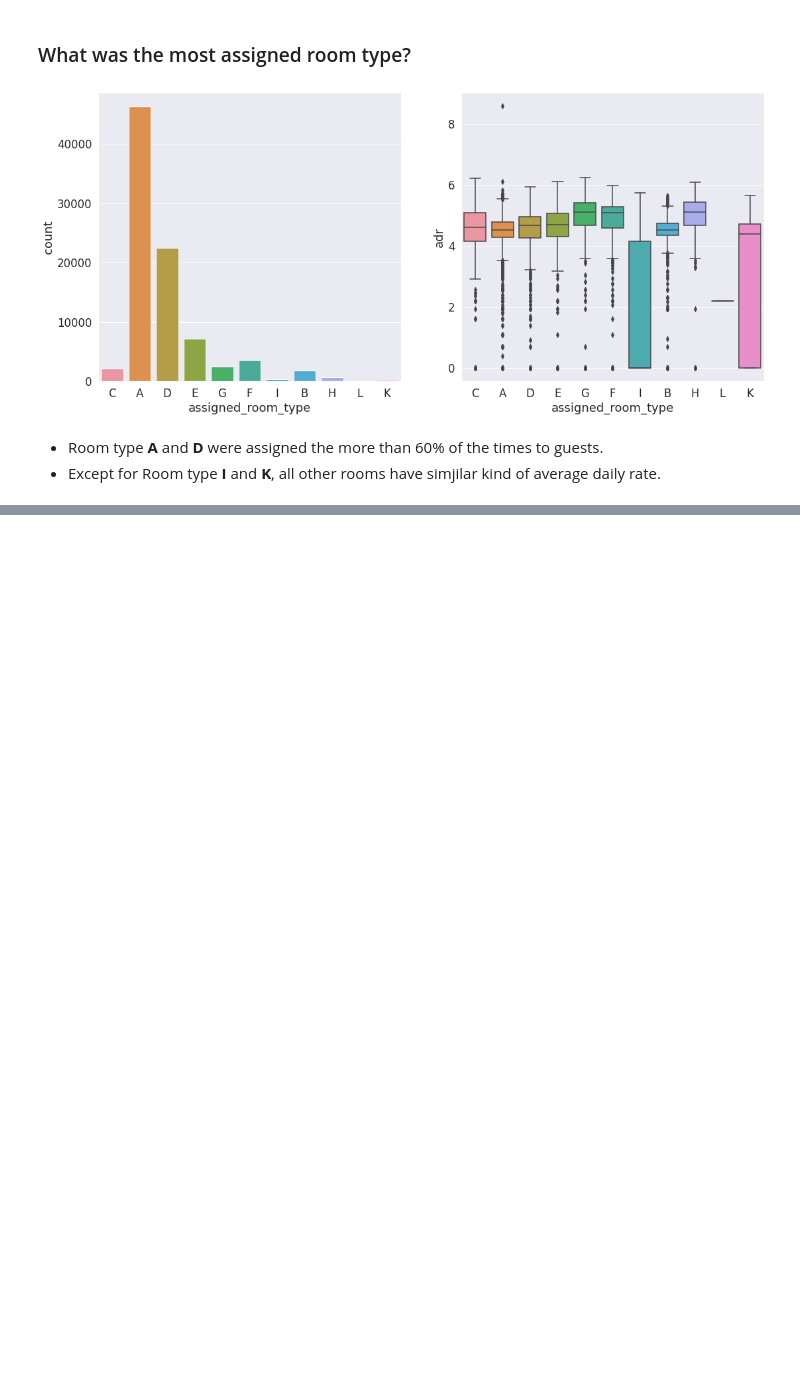
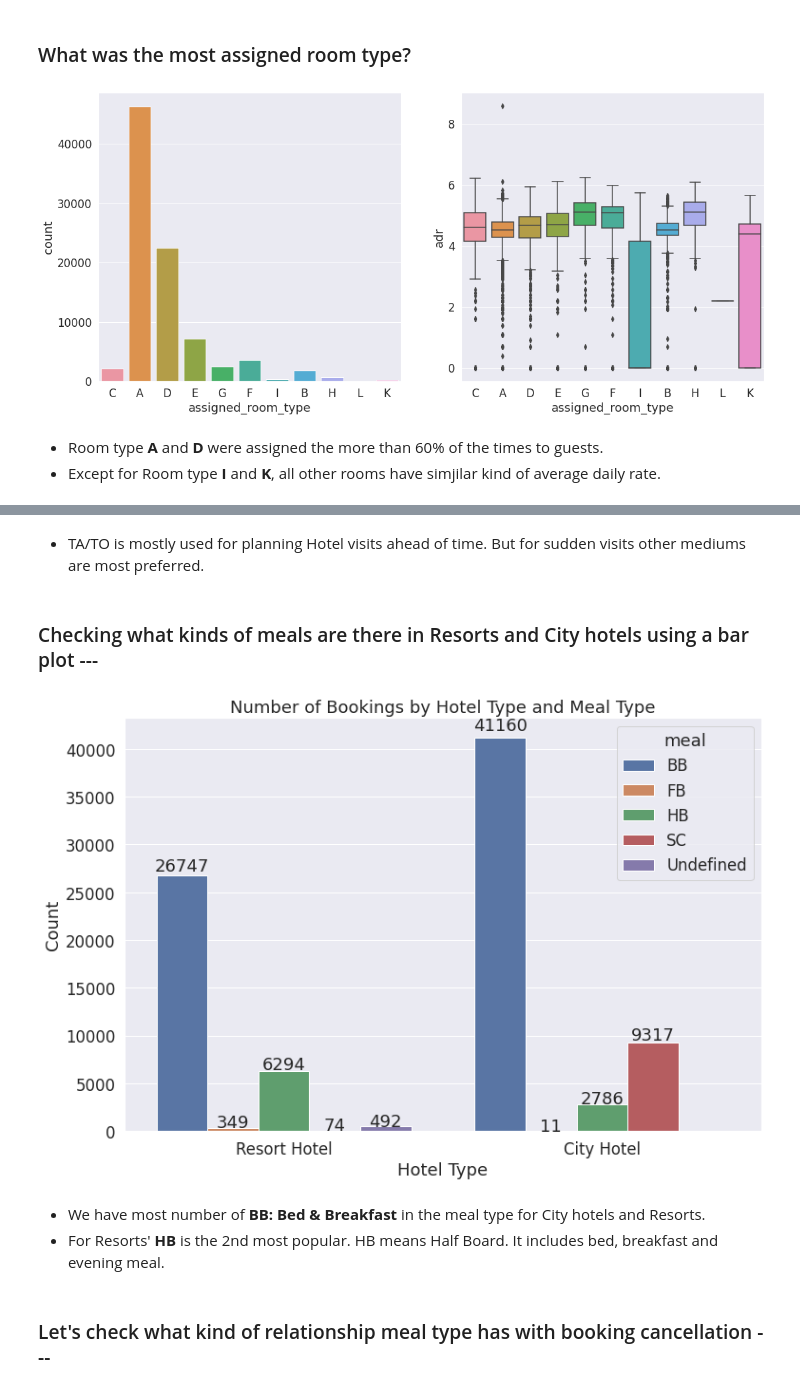
Before and after one commit to RanojoyBiswas/Hotel-Booking-Analysis-EDA-, a Jupyter notebook: Hotel_Booking_Analysis.ipynb, the cells around one changed output, grey strips where cells are left out. Cells and saved outputs as stored; diff of their text form; code cells hidden in the pictures; blank space fills up the shorter version.

```diff
--- a/Hotel_Booking_Analysis.ipynb
+++ b/Hotel_Booking_Analysis.ipynb
@@ -540,0 +637,32 @@ plt.show()
+# %% [markdown]
+* TA/TO is mostly used for planning Hotel visits ahead of time. But for sudden visits other mediums are most preferred.
+# %% [markdown]
+### Checking what kinds of meals are there in Resorts and City hotels using a bar plot ---
+# %%
+# Create the plot
+plt.figure(figsize=(12, 8))
+ax = sns.countplot(x='hotel', hue='meal', data=df)
+
+# Add labels and title
+plt.xlabel('Hotel Type')
+plt.ylabel('Count')
+plt.title('Number of Bookings by Hotel Type and Meal Type')
+
+# Add total numbers for each bar
+for p in ax.patches:
+    height = p.get_height()
+    width = p.get_width()
+    x, y = p.get_xy()
+    # ax.annotate(f'{height}', (x + width/2, y + height*1.02), ha='center')
+    ax.annotate('{:.0f}'.format(height), (x + width/2, y + height*1.02), ha='center')
+
+
+# Show the plot
+plt.show()
+# %% [output]
+[figure, added]
+# %% [markdown]
+* We have most number of **BB: Bed & Breakfast** in the meal type for City hotels and Resorts.
+* For Resorts' **HB** is the 2nd most popular. HB means Half Board. It includes bed, breakfast and evening meal.
+# %% [markdown]
+### Let's check what kind of relationship meal type has with booking cancellation ---
```
Also changed, not shown: parts of 37 cells of this notebook.
